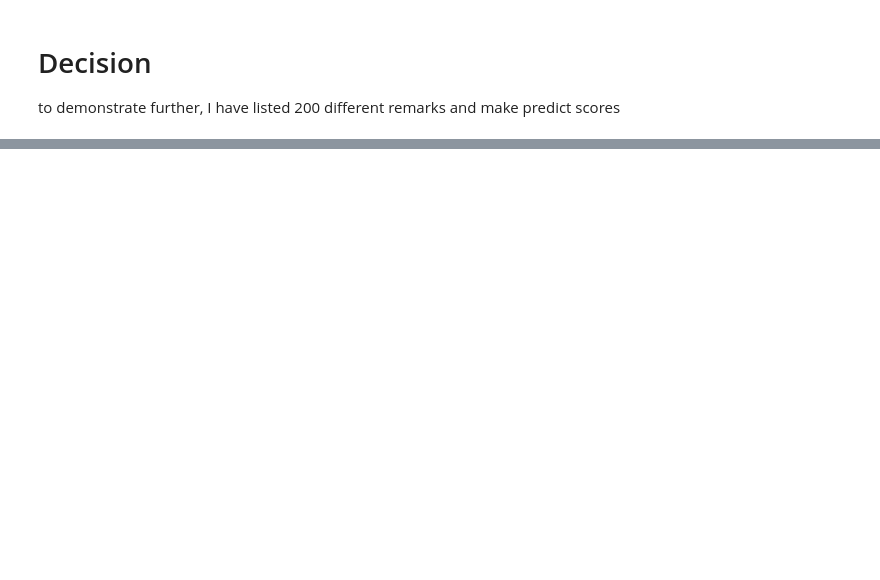
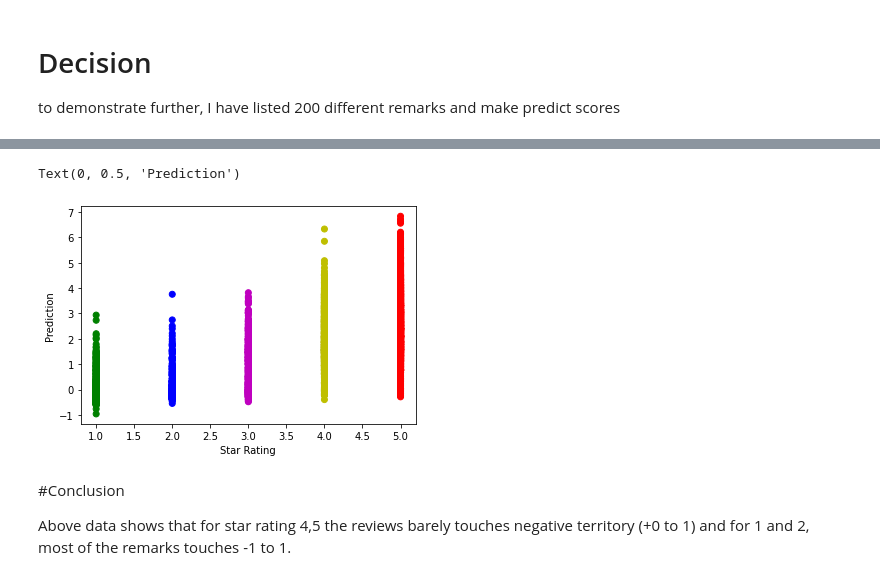
Before and after one commit to charlesharn/Capstone-Project-Astrolab, a Jupyter notebook: Sentiment_Analysis_Story_Telling_CS_2021_08_02.ipynb, the cells around one changed output, grey strips where cells are left out. Cells and saved outputs as stored; diff of their text form; code cells hidden in the pictures; blank space fills up the shorter version.

```diff
--- a/Sentiment_Analysis_Story_Telling_CS_2021_08_02.ipynb
+++ b/Sentiment_Analysis_Story_Telling_CS_2021_08_02.ipynb
@@ -577,4 +582,4 @@ sampleDf
 # encoding Prediction to the dataset
 
 
-sampleDf['Prediction'] = modelRNN.predict(sampleDf['reviews'])
+sampleDf['Prediction'] = modelRNN.predict(sampleDf['review_body'])
@@ -600,0 +586,4 @@ sampleDf.head(20)
+# %%
+sampleDf= sampleDf.sort_values(by=['star_rating'])
+#df.sort_values(by=['col1'])
+sampleDf
@@ -600,0 +604,25 @@ sampleDf.head(20)
+# %%
+import matplotlib.pyplot as plt
+%matplotlib inline
+
+# Create an array of color channels
+colormap = np.array(['r', 'g', 'b','m', 'y', 'r'])
+
+# Generate the scatter plot for the observations
+plt.scatter(
+    sampleDf['star_rating'],
+    sampleDf['Prediction'],
+    c=colormap[sampleDf['star_rating']]
+  )
+
+
+# Add labels for x-axis and y-axis
+plt.xlabel('Star Rating')
+plt.ylabel('Prediction')
+# %% [output]
+Text(0, 0.5, 'Prediction')
+[figure, added]
+# %% [markdown]
+#Conclusion
+
+Above data shows that for star rating 4,5 the reviews barely touches negative territory (+0 to 1) and for 1 and 2, most of the remarks touches -1 to 1.
```
Also changed, not shown: parts of 23 cells of this notebook.
